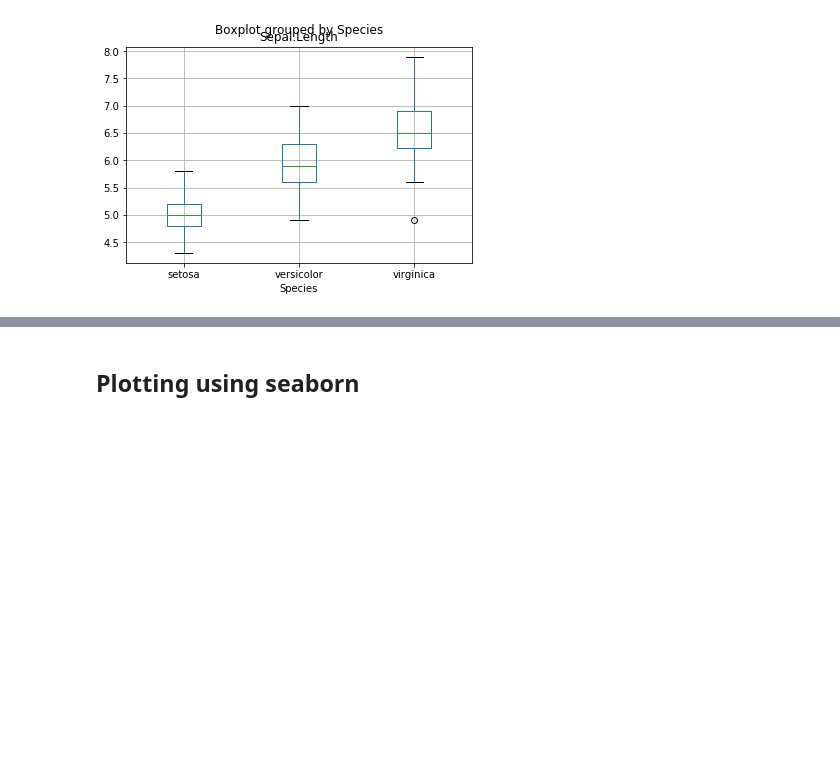
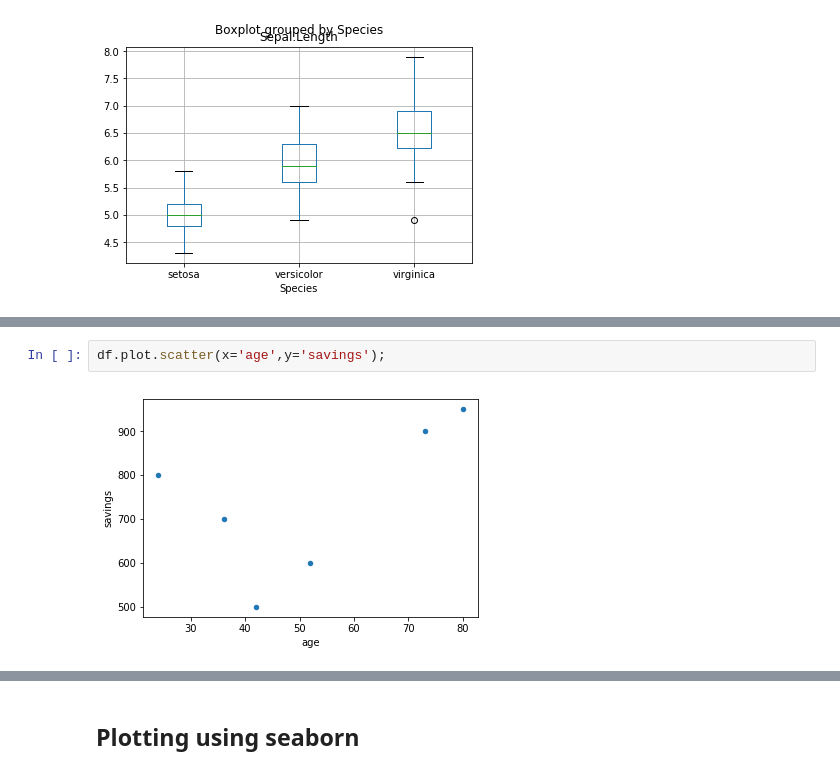
Before and after one commit to sumendar/FoundationOfStatsDSAIMLwithPython-june18, a Jupyter notebook: 08-MatplotlibAndSeaborn/scriptSlides.ipynb, the cells around one changed output, grey strips where cells are left out. Saved outputs shown, nothing was run; the diff lists cells and outputs as text; blank space fills up the shorter version.

```diff
--- a/08-MatplotlibAndSeaborn/scriptSlides.ipynb
+++ b/08-MatplotlibAndSeaborn/scriptSlides.ipynb
@@ -56,0 +86,4 @@ plt.show()
+# %%
+df.plot.scatter(x='age',y='savings');
+# %% [output]
+[figure, added]
```
Also changed, not shown: parts of 22 cells of this notebook, 29 other files.
